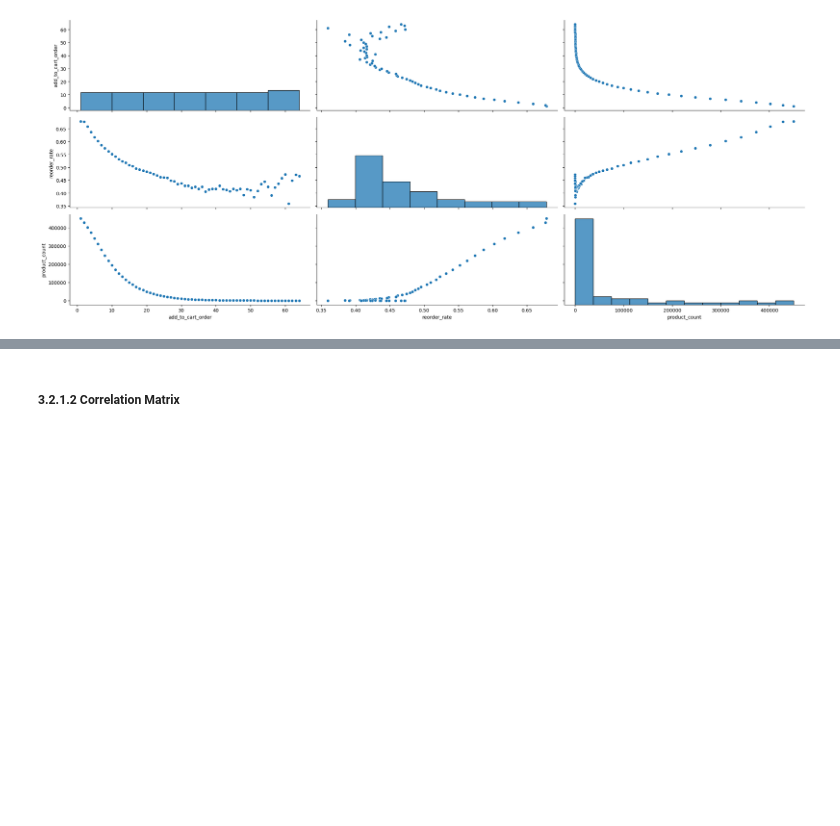
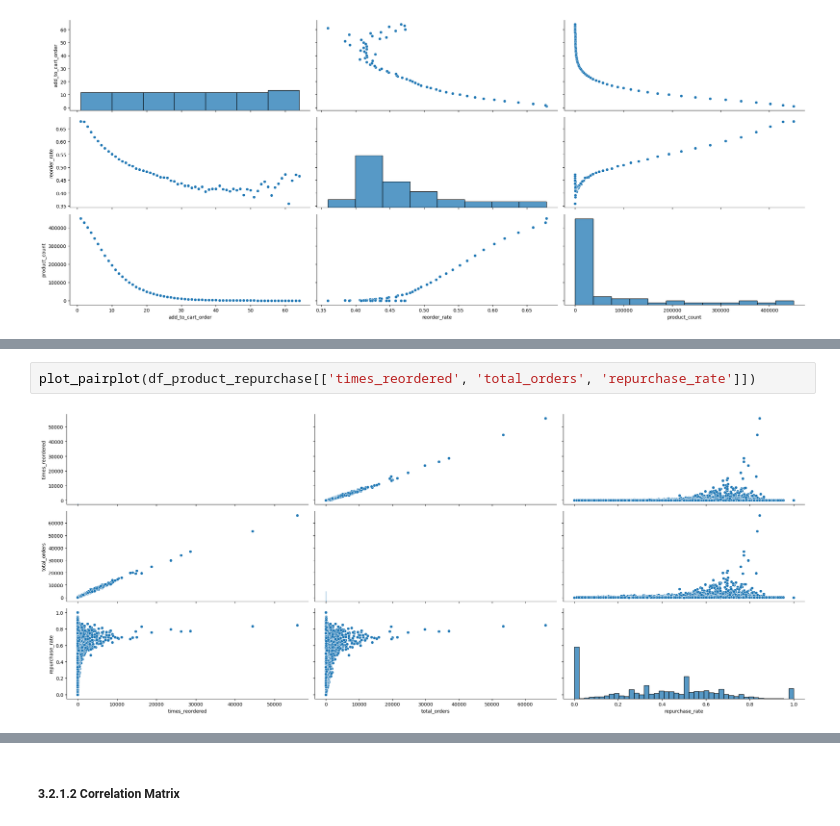
Before and after one commit to LuisPastranaLemus/P_20250505_Purchasing_activity_analysis, a Jupyter notebook: notebooks/03_eda_music_activity.ipynb, the cells around one changed output, grey strips where cells are left out. Saved outputs shown, nothing was run; the diff lists cells and outputs as text; blank space fills up the shorter version.

```diff
--- a/notebooks/03_eda_music_activity.ipynb
+++ b/notebooks/03_eda_music_activity.ipynb
@@ -563,0 +688,4 @@ df_product_repurchase[['add_to_cart_order', 'reorder_rate', 'product_count']].co
+# %%
+plot_pairplot(df_product_repurchase[['times_reordered', 'total_orders', 'repurchase_rate']])
+# %% [output]
+[figure, added]
```
Also changed, not shown: parts of 43 cells of this notebook, 3 other files.
